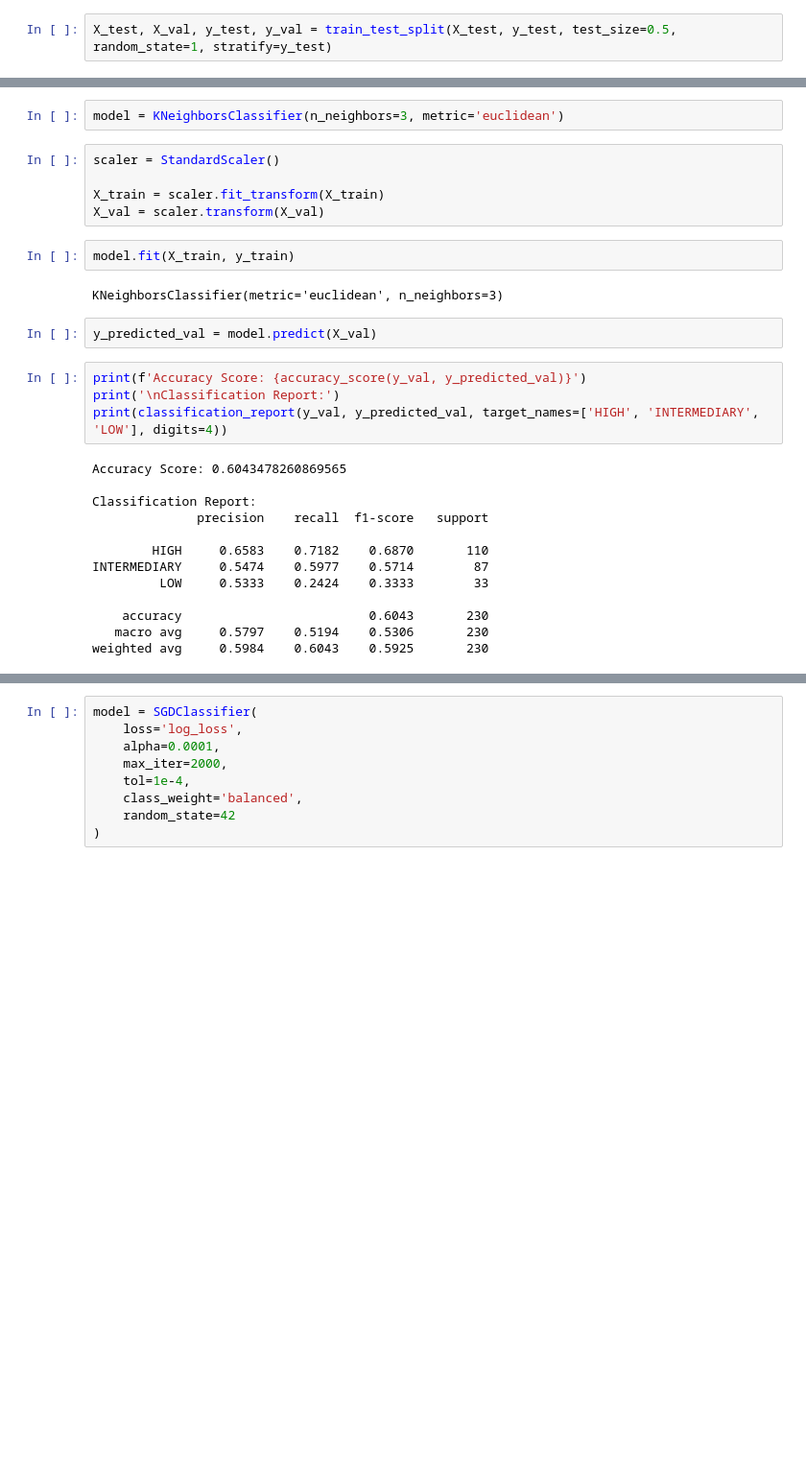
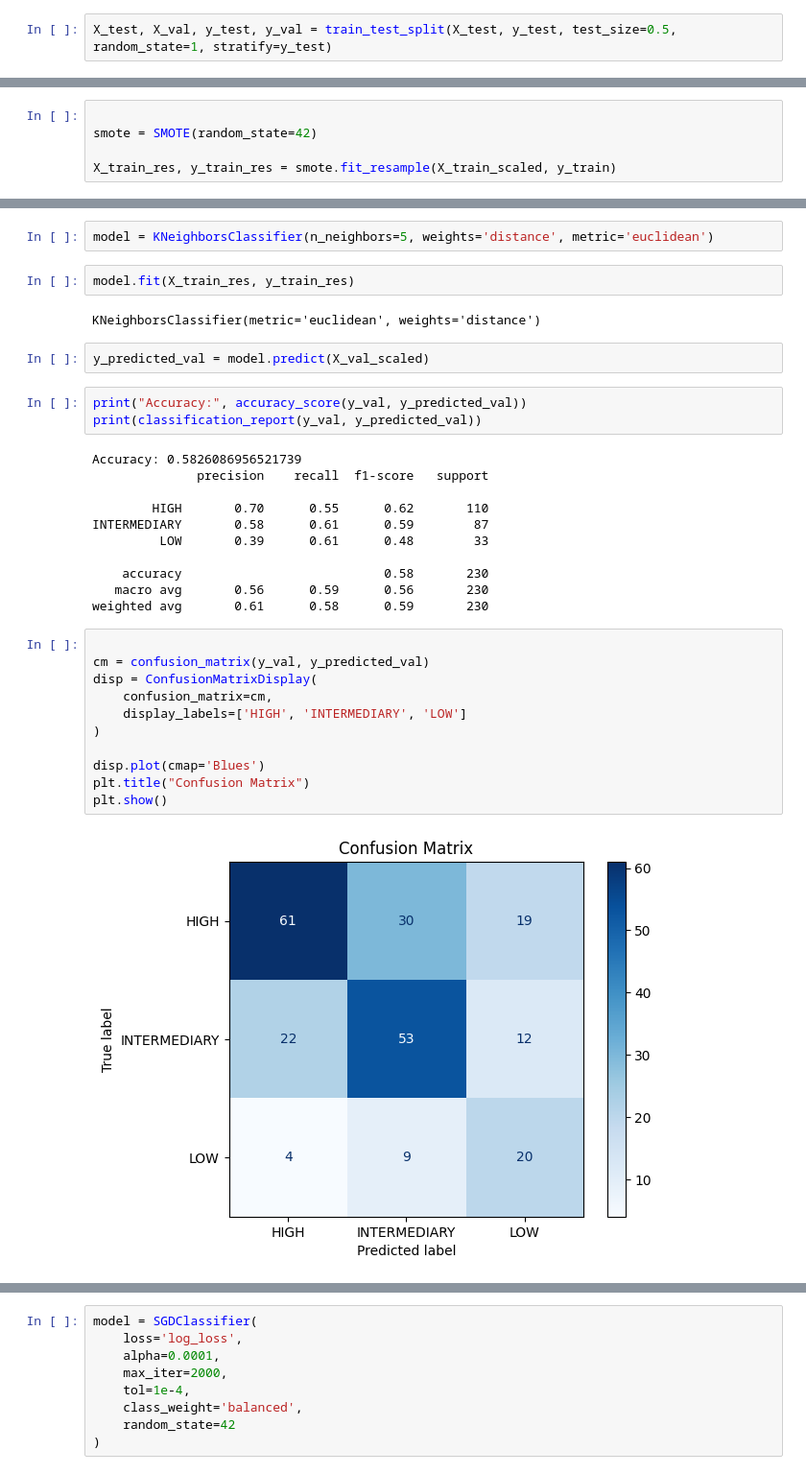
Before and after one commit to shampeyndadi/STINTSY_MCO, a Jupyter notebook: MCO.ipynb, the cells around one changed output, grey strips where cells are left out. Shown at 96% size. Saved outputs shown, nothing was run; the diff lists cells and outputs as text; blank space fills up the shorter version.

Commit message:
feat: scaled

```diff
--- a/MCO.ipynb
+++ b/MCO.ipynb
@@ -835,0 +859,5 @@ Validation set shape (X,y): (230, 13) (230,)
+# %%
+
+smote = SMOTE(random_state=42)
+
+X_train_res, y_train_res = smote.fit_resample(X_train_scaled, y_train)
@@ -838,31 +876,36 @@ KNN
 # %%
-model = KNeighborsClassifier(n_neighbors=3, metric='euclidean')
+model = KNeighborsClassifier(n_neighbors=5, weights='distance', metric='euclidean')
-# %%
-scaler = StandardScaler()
-
-X_train = scaler.fit_transform(X_train)
-X_val = scaler.transform(X_val)
 # %%
-model.fit(X_train, y_train)
+model.fit(X_train_res, y_train_res)
 # %% [output]
-KNeighborsClassifier(metric='euclidean', n_neighbors=3)
+KNeighborsClassifier(metric='euclidean', weights='distance')
 # %%
-y_predicted_val = model.predict(X_val)
+y_predicted_val = model.predict(X_val_scaled)
 # %%
-print(f'Accuracy Score: {accuracy_score(y_val, y_predicted_val)}')
-print('\nClassification Report:')
-print(classification_report(y_val, y_predicted_val, target_names=['HIGH', 'INTERMEDIARY', 'LOW'], digits=4))
+print("Accuracy:", accuracy_score(y_val, y_predicted_val))
+print(classification_report(y_val, y_predicted_val))
 # %% [output]
-Accuracy Score: 0.6043478260869565
-
-Classification Report:
+Accuracy: 0.5826086956521739
               precision    recall  f1-score   support
 
-        HIGH     0.6583    0.7182    0.6870       110
-INTERMEDIARY     0.5474    0.5977    0.5714        87
-         LOW     0.5333    0.2424    0.3333        33
+        HIGH       0.70      0.55      0.62       110
+INTERMEDIARY       0.58      0.61      0.59        87
+         LOW       0.39      0.61      0.48        33
 
-    accuracy                         0.6043       230
-   macro avg     0.5797    0.5194    0.5306       230
-weighted avg     0.5984    0.6043    0.5925       230
+    accuracy                           0.58       230
+   macro avg       0.56      0.59      0.56       230
+weighted avg       0.61      0.58      0.59       230
+# %%
+
+cm = confusion_matrix(y_val, y_predicted_val)
+disp = ConfusionMatrixDisplay(
+    confusion_matrix=cm,
+    display_labels=['HIGH', 'INTERMEDIARY', 'LOW']
+)
+
+disp.plot(cmap='Blues')
+plt.title("Confusion Matrix")
+plt.show()
+# %% [output]
+[figure, added]
 # %% [markdown]
```
Also changed, not shown: parts of 21 cells of this notebook.
